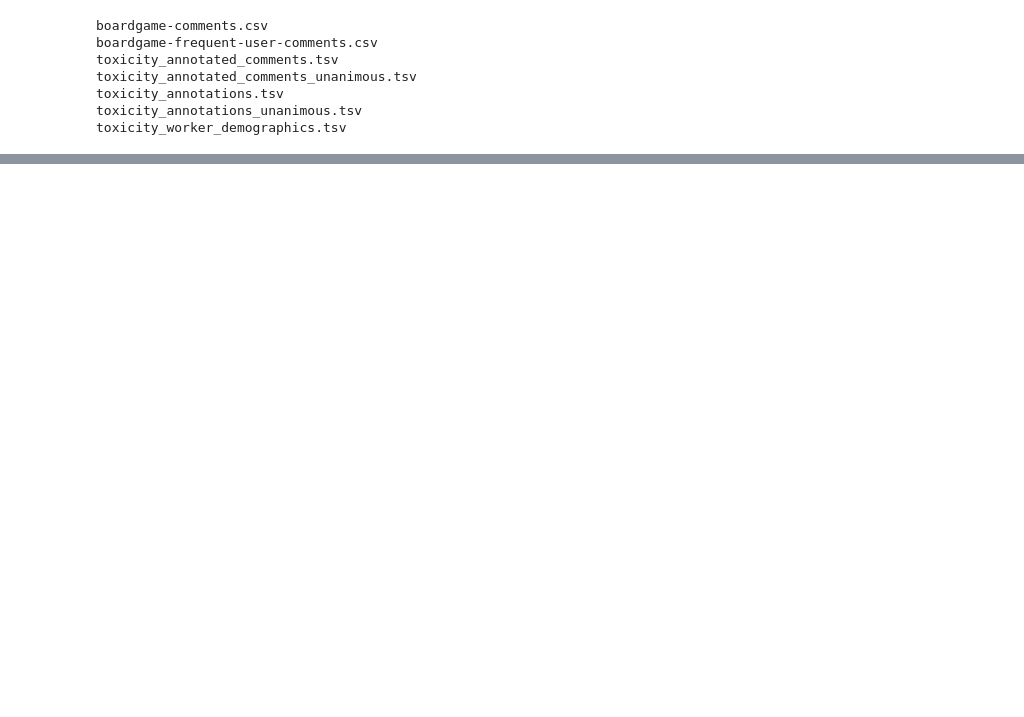
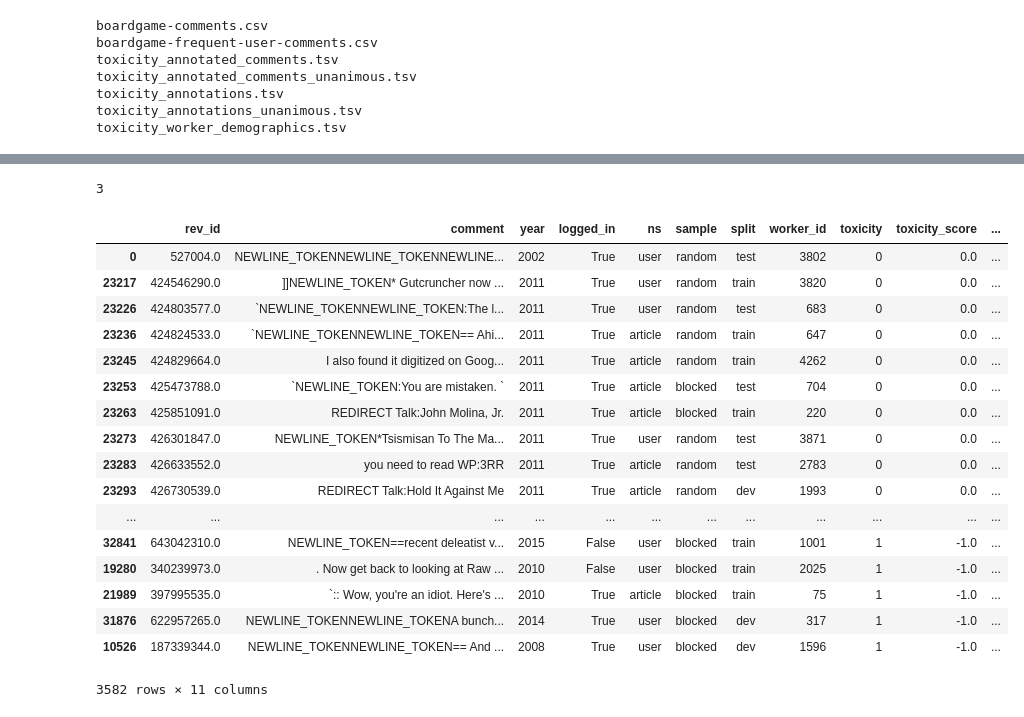
Before and after one commit to ifahim/nlp, a Jupyter notebook: ToxicExplorer.ipynb, the cells around one changed output, grey strips where cells are left out. Saved outputs shown, nothing was run; the diff lists cells and outputs as text; code cells hidden in the pictures; blank space fills up the shorter version.

```diff
--- a/ToxicExplorer.ipynb
+++ b/ToxicExplorer.ipynb
@@ -54,0 +136,8 @@ df
+# %%
+toxic_set = get_word_set(toxic_comments)
+non_toxic_set = get_word_set(non_toxic_comments)
+# %%
+toxic_words = set()
+for word in toxic_set:
+    if word not in non_toxic_set:
+        toxic_words.add(word)
@@ -54,0 +168,13 @@ df
+# %%
+def toxic_word_count(comment, tokenizer, toxic_words):
+    words = tokenizer.tokenize(comment)
+    toxic_count = 0
+    for word in words:
+        if word in toxic_words:
+            toxic_count += 1
+    return toxic_count
+# %%
+comment = "blah blah sucks stupid jerk"
+toxic_word_count(comment, tokenizer, toxic_words)
+# %% [output]
+3
@@ -54,0 +183,23 @@ df
+# %%
+scored['toxic_words'] = scored['comment'].apply(lambda x: toxic_word_count(x, tokenizer, toxic_words))
+# %%
+scored.sort_values(by=['toxic_words'])
+# %% [output]
+|  | rev_id | comment | year | logged_in | ns | sample | split | worker_id | toxicity | toxicity_score | ... |
+| 0 | 527004.0 | NEWLINE_TOKENNEWLINE_TOKENNEWLINE... | 2002 | True | user | random | test | 3802 | 0 | 0.0 | ... |
+| 23217 | 424546290.0 | ]]NEWLINE_TOKEN* Gutcruncher now ... | 2011 | True | user | random | train | 3820 | 0 | 0.0 | ... |
+| 23226 | 424803577.0 | `NEWLINE_TOKENNEWLINE_TOKEN:The l... | 2011 | True | user | random | test | 683 | 0 | 0.0 | ... |
+| 23236 | 424824533.0 | `NEWLINE_TOKENNEWLINE_TOKEN== Ahi... | 2011 | True | article | random | train | 647 | 0 | 0.0 | ... |
+| 23245 | 424829664.0 | I also found it digitized on Goog... | 2011 | True | article | random | train | 4262 | 0 | 0.0 | ... |
+| 23253 | 425473788.0 | `NEWLINE_TOKEN:You are mistaken. ` | 2011 | True | article | blocked | test | 704 | 0 | 0.0 | ... |
+| 23263 | 425851091.0 | REDIRECT Talk:John Molina, Jr. | 2011 | True | article | blocked | train | 220 | 0 | 0.0 | ... |
+| 23273 | 426301847.0 | NEWLINE_TOKEN*Tsismisan To The Ma... | 2011 | True | user | random | test | 3871 | 0 | 0.0 | ... |
+| 23283 | 426633552.0 | you need to read WP:3RR | 2011 | True | article | random | test | 2783 | 0 | 0.0 | ... |
+| 23293 | 426730539.0 | REDIRECT Talk:Hold It Against Me | 2011 | True | article | random | dev | 1993 | 0 | 0.0 | ... |
+| ... | ... | ... | ... | ... | ... | ... | ... | ... | ... | ... | ... |
+| 32841 | 643042310.0 | NEWLINE_TOKEN==recent deleatist v... | 2015 | False | user | blocked | train | 1001 | 1 | -1.0 | ... |
+| 19280 | 340239973.0 | . Now get back to looking at Raw ... | 2010 | False | user | blocked | train | 2025 | 1 | -1.0 | ... |
+| 21989 | 397995535.0 | `:: Wow, you're an idiot. Here's ... | 2010 | True | article | blocked | train | 75 | 1 | -1.0 | ... |
+| 31876 | 622957265.0 | NEWLINE_TOKENNEWLINE_TOKENA bunch... | 2014 | True | user | blocked | dev | 317 | 1 | -1.0 | ... |
+| 10526 | 187339344.0 | NEWLINE_TOKENNEWLINE_TOKEN== And ... | 2008 | True | user | blocked | dev | 1596 | 1 | -1.0 | ... |
+3582 rows × 11 columns
```
Also changed, not shown: parts of 31 cells of this notebook, 10 other files.
